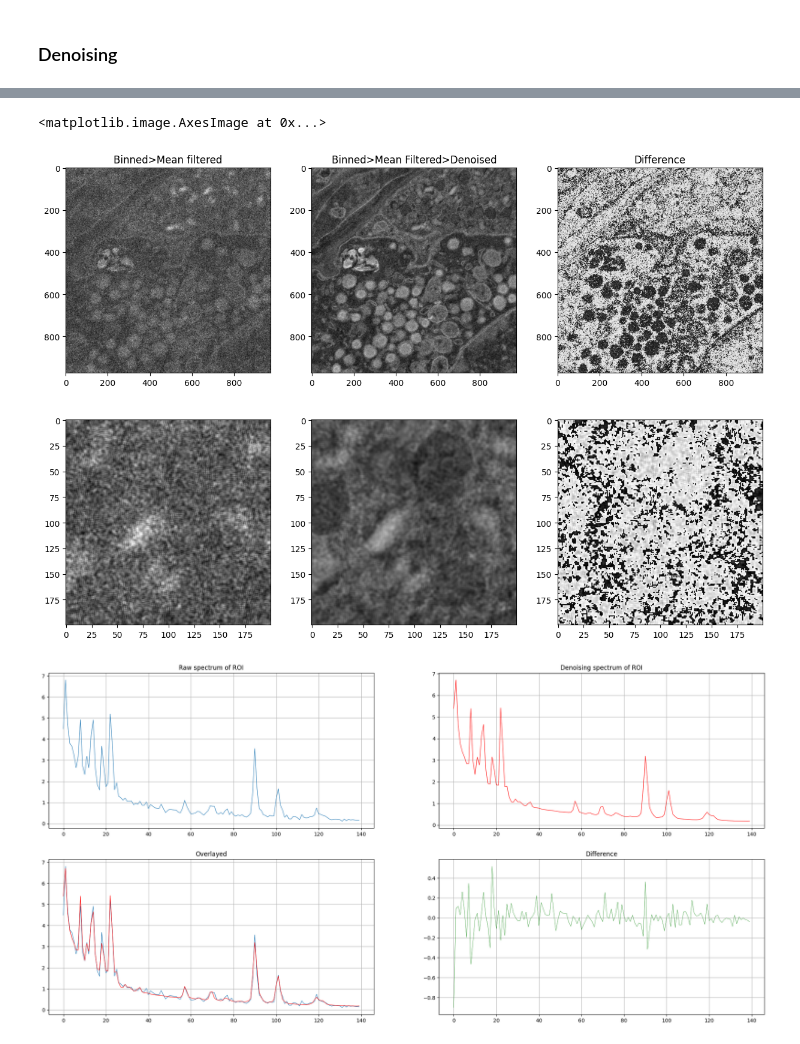
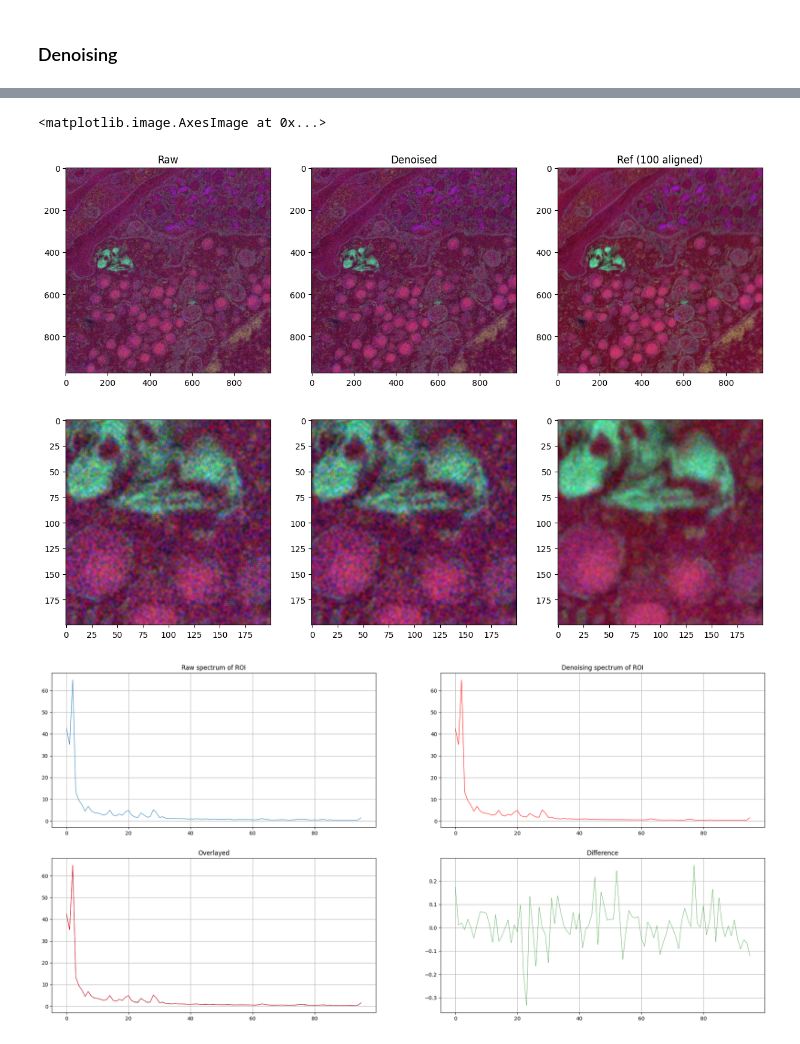
Before and after one commit to amjams/PreHyperspectralEDX, a Jupyter notebook: advanced_denoising/02_Denoise_NGMeet.ipynb, the cells around one changed output, grey strips where cells are left out. Drawn from its saved outputs; the diff is of its cells as text; code cells hidden in the pictures.

Commit message:
evaluating alignments with pacmap and so forth

```diff
--- a/advanced_denoising/02_Denoise_NGMeet.ipynb
+++ b/advanced_denoising/02_Denoise_NGMeet.ipynb
@@ -60,0 +66,10 @@ WARNING | RosettaSciIO | The file contains only one spectrum stream (rsciio.emd.
+# %%
+with open('../preprocessing_basic/results/preprocessed_edx/20260114_062341_tile_aligned_100frames_align2zero.pkl', 'rb') as file:
+    tile_ref = pickle.load(file)
+
+tile_ref.apply("crop", parameters = {"crop_idx": (slice(50,tile_ref.EDX_dim[0]-50),slice(50,tile_ref.EDX_dim[1]-50),slice(None,None,None))})
+tile_ref.apply("binning", parameters={"dim": (int(tile_ref.EDX_dim[0]/2),int(tile_ref.EDX_dim[1]/2),250)})
+tile_ref.apply("MeanFilterEDX", parameters={"kernel_size": 3})
+
+#h, w, b = tile.EDX_dim
+tile_ref.summary()
@@ -98,0 +146,4 @@ ax[1].imshow(tile_pavia.FalseColor(bands_2))
+# %%
+k, _ = hysime(hsi_noisy.reshape(tile.EDX_2D.shape), noise_est, noise_corr)
+print(k)
+sigma  = np.sqrt(np.var(noise_est))
@@ -159,27 +220,36 @@ tile.apply("binning", parameters={"dim": (1024, 1024, 250)})
 # %%
 # compare
-bands = [28,28,28]
-#zoom = (slice(400,600),slice(150,350),slice(None))
-#zoom = (slice(600,900),slice(600,900),slice(None))
-zoom = (slice(0,200),slice(600,800),slice(None))
+corr = 0
+
+
+#bands = [25-corr,25-corr,25-corr]
+#bands = [28-corr,28-corr,28-corr]
+bands = [4-corr,25-corr,28-corr]
+#bands = [4-corr,4-corr,4-corr]
+
+
+
+zoom = (slice(400,600),slice(150,350),slice(None))
+#zoom = (slice(600,900),slice(600,900),slice(None))3zoom = (slice(None,None),slice(None,None),slice(None))
+#zoom = (slice(1250,1750),slice(1250,1750),slice(None))
 
 f, ax = plt.subplots(2,3,figsize=(15,10))
 ax[0][0].imshow(tile.FalseColor(bands))
-ax[0][0].set_title('Binned>Mean filtered')
+ax[0][0].set_title('Raw')
 ax[0][1].imshow(tile_NGMeet.FalseColor(bands))
-ax[0][1].set_title('Binned>Mean Filtered>Denoised')
-ax[0][2].imshow(tile_NGMeet.FalseColor(bands)-tile.FalseColor(bands))
-ax[0][2].set_title('Difference')
+ax[0][1].set_title('Denoised')
+ax[0][2].imshow(tile_ref.FalseColor(bands))
+ax[0][2].set_title('Ref (100 aligned)')
 
 ax[1][0].imshow(tile.FalseColor(bands)[zoom])
 ax[1][1].imshow(tile_NGMeet.FalseColor(bands)[zoom])
-ax[1][2].imshow(tile_NGMeet.FalseColor(bands)[zoom]-tile.FalseColor(bands)[zoom])
+ax[1][2].imshow(tile_ref.FalseColor(bands)[zoom])
 # %% [output]
 <matplotlib.image.AxesImage at 0x...>
-[figure, old version]
+[figure, new version]
 # %%
-cutoff1 = 10
-cutoff2 = 150
+cutoff1 = 4
+cutoff2 = 100
 spec_data = tile.EDX[210:220, 210:220, cutoff1:cutoff2]
 spec_clean = tile_NGMeet.EDX[210:220, 210:220, cutoff1:cutoff2]
 lw = 0.8
@@ -203,4 +273,4 @@ for i in range(2):
     for j in range(2):
         ax[i][j].grid('ON')
 # %% [output]
-[figure, old version]
+[figure, new version]
```
Also changed, not shown: parts of 22 cells of this notebook, 7 other files.
